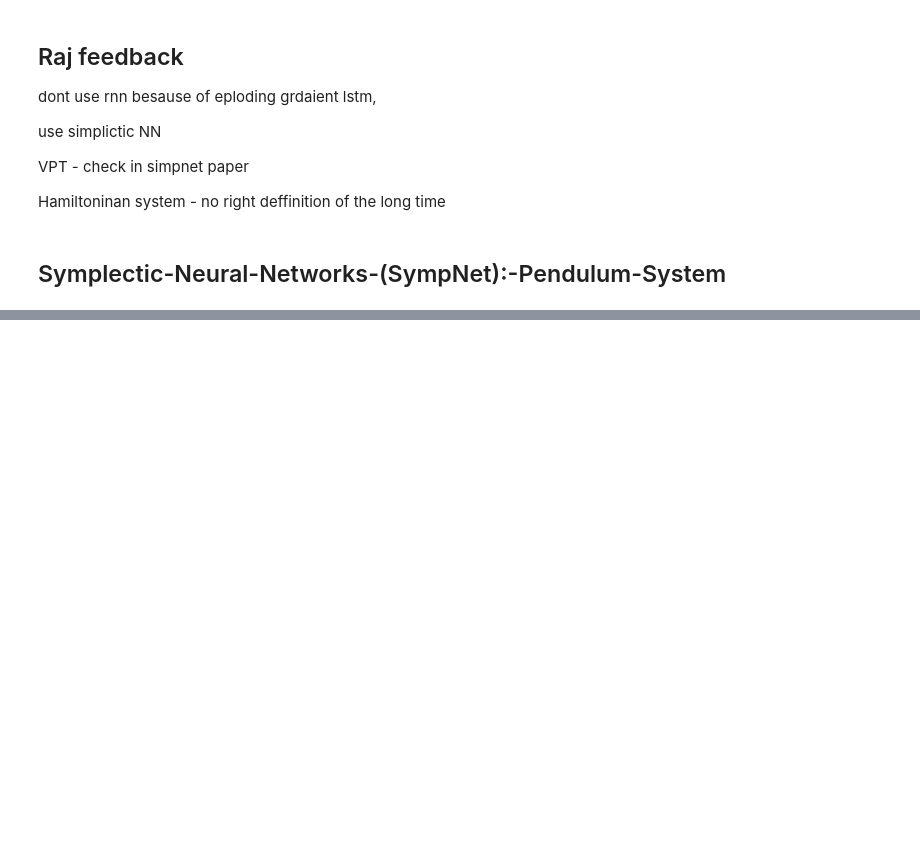
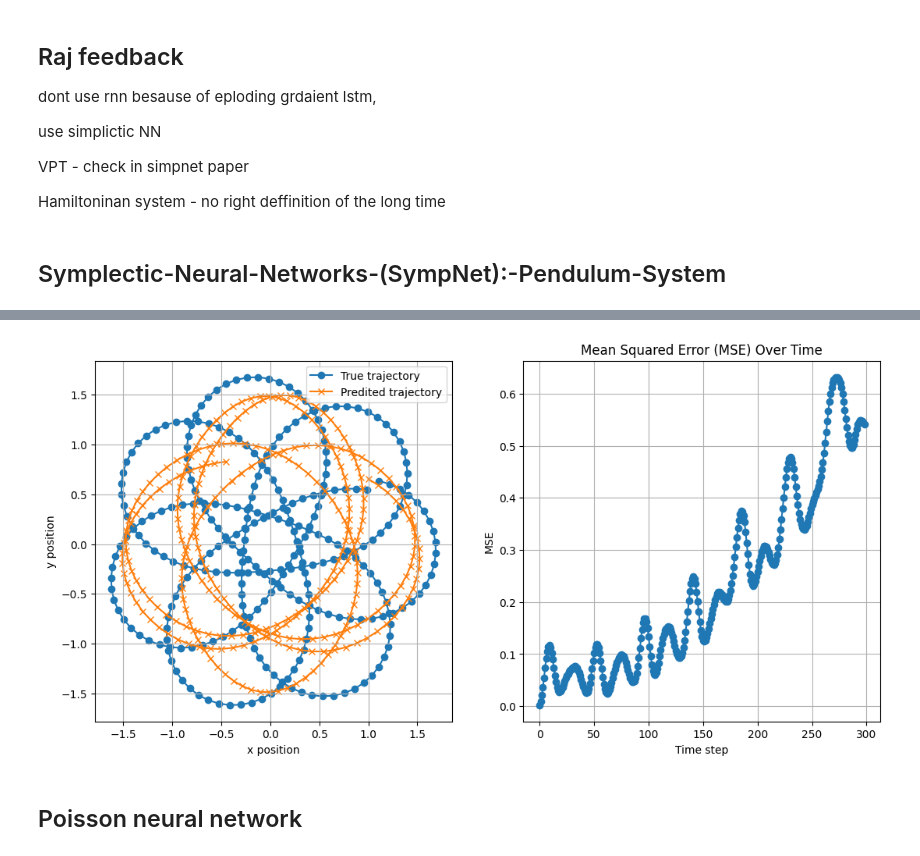
Before and after one commit to green3diamond/PINN-project-particle, a Jupyter notebook: vizualize.ipynb, the cells around one changed output, grey strips where cells are left out. Saved outputs shown, nothing was run; the diff lists cells and outputs as text; code cells hidden in the pictures; blank space fills up the shorter version.

Commit message:
rename sympnet learner folder, and PNN booilerplate, add MSE sympnet

```diff
--- a/vizualize.ipynb
+++ b/vizualize.ipynb
@@ -308,8 +307,8 @@ Hamiltoninan system - no right deffinition of the long time
 import numpy as np
 import matplotlib.pyplot as plt
 
-import learner as ln
-from learner.integrator.hamiltonian import SV
+import learner_SympNet as ln
+from learner_SympNet.integrator.hamiltonian import SV
 
 from src.dataset import get_data_SimpNet
 
@@ -354,31 +353,48 @@ class PDData(ln.Data):
 def plot(data, net):
     steps = data.y_test.shape[0]
     if isinstance(net, ln.nn.HNN):
-        flow_true = data.y_test[:,:]
+        flow_true = data.y_test
         # data.solver.flow(data.X_test_np[0][:-1], data.h, steps)
-        flow_pred = net.predict(data.X_test[0, :-1], steps, keepinitx=True, returnnp=True)
+        flow_pred = net.predict(data.X_test[0, :-1], data.h, steps, keepinitx=True, returnnp=True)
         # flow_pred = net.predict(data.X_test[0][:-1], data.h, steps, keepinitx=True, returnnp=True)
     else:
         flow_true = data.y_test
         # data.solver.flow(data.X_test_np[0], data.h, steps)
         flow_pred = net.predict(data.X_test[0], steps, keepinitx=True, returnnp=True)
 
-    plt.plot(flow_true[:, 2], flow_true[:, 3], color='b', label='Ground truth', zorder=0)
-    plt.plot(flow_pred[:, 2], flow_pred[:, 3], color='r',  label='Predicted flow', zorder=1,  linestyle='--')
+
+    # initialize figures for plotting
+    fig, (ax1, ax2) = plt.subplots(1, 2, figsize=(13, 6))
+
+    ax1.plot(flow_true[:, 2], flow_true[:, 3], marker='o', label='True trajectory', zorder=0)
+    ax1.plot(flow_pred[:, 2], flow_pred[:, 3], marker='x',  label='Predited trajectory', zorder=1)
     # plt.scatter(data.X_train_np[:, 0], data.X_train_np[:, 1], color='b', label='Learned data', zorder=2)
-    plt.xlabel("x1")
-    plt.ylabel("x2")
-    plt.legend()
+    ax1.grid(True)
+    ax1.set_xlabel("x position")
+    ax1.set_ylabel("y position")
+    ax1.legend()
+
+    mse = torch.mean((flow_true - torch.tensor(flow_pred[1:])) ** 2, axis=1)
+
+    ax2.plot(mse, marker='o')
+    ax2.set_title('Mean Squared Error (MSE) Over Time')
+    ax2.set_xlabel('Time step')
+    ax2.set_ylabel('MSE')
+    ax2.grid(True)
+    plt.show()
+
+
+
 
 def main():
     device = 'cpu' # 'cpu' or 'gpu'
     # data
     x0 = [0, 1]
-    h = 0.1
+    h = 3
     train_num = 1200
     test_num = 300
     # net
-    net_type = 'HNN' # 'LA' or 'G' or 'HNN'
+    net_type = 'LA' # 'LA' or 'G' or 'HNN'
     LAlayers = 3
     LAsublayers = 2
     Glayers = 5
@@ -389,7 +405,7 @@ def main():
     Hactivation = 'tanh'
     # training
     lr = 0.001
-    iterations = 50000 #50000
+    iterations = 10000 #50000
     print_every = 1000
 
     add_h = True if net_type == 'HNN' else False
@@ -412,7 +428,7 @@ def main():
         'print_every': print_every,
         'save': True,
         'callback': None,
-        'dtype': 'float',
+        'dtype': 'double',
         'device': device
     }
 
@@ -430,0 +461,3 @@ Training...
+[figure, added]
+# %% [markdown]
+## Poisson neural network
```
Also changed, not shown: parts of 3 cells of this notebook, 32 other files.
